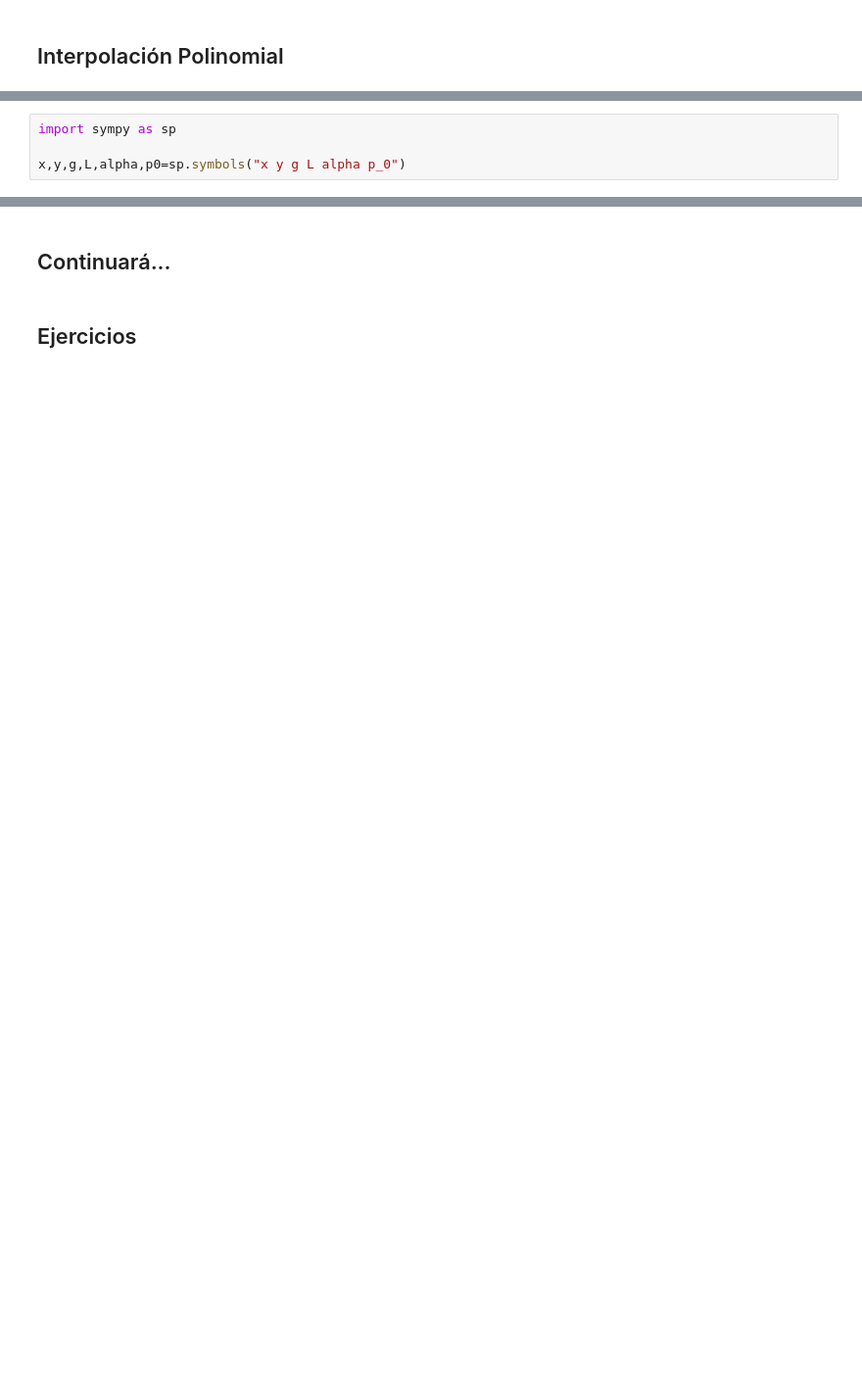
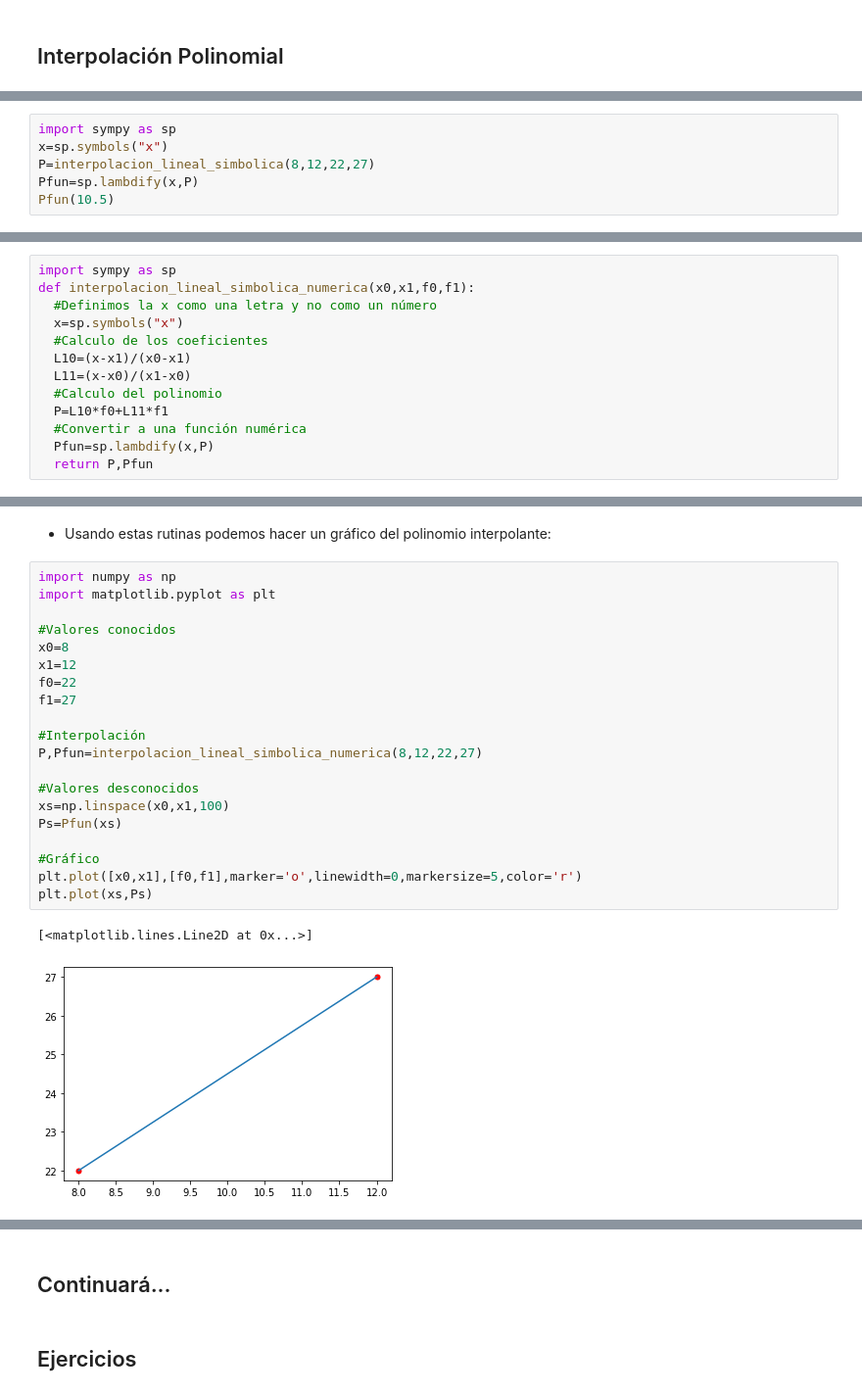
Before and after one commit to JorgeZuluaga/NotasMetodosNumericos, a Jupyter notebook: MN-CuadernoNotas-Interpolacion.ipynb, the cells around one changed output, grey strips where cells are left out. Shown at 98% size. Drawn from its saved outputs; the diff is of its cells as text; blank space fills up the shorter version.

```diff
--- a/MN-CuadernoNotas-Interpolacion.ipynb
+++ b/MN-CuadernoNotas-Interpolacion.ipynb
@@ -189,4 +162,0 @@ pd.read_csv("dataexport_20220328T135211.csv",comment="#")
-# %%
-import sympy as sp
-
-x,y,g,L,alpha,p0=sp.symbols("x y g L alpha p_0")
@@ -502,0 +263,6 @@ metodo_secante_burden(f,0.8,0.9,1e-3,100)
+# %%
+import sympy as sp
+x=sp.symbols("x")
+P=interpolacion_lineal_simbolica(8,12,22,27)
+Pfun=sp.lambdify(x,P)
+Pfun(10.5)
@@ -502,0 +275,13 @@ metodo_secante_burden(f,0.8,0.9,1e-3,100)
+# %%
+import sympy as sp
+def interpolacion_lineal_simbolica_numerica(x0,x1,f0,f1):
+  #Definimos la x como una letra y no como un número
+  x=sp.symbols("x")
+  #Calculo de los coeficientes
+  L10=(x-x1)/(x0-x1)
+  L11=(x-x0)/(x1-x0)
+  #Calculo del polinomio
+  P=L10*f0+L11*f1
+  #Convertir a una función numérica
+  Pfun=sp.lambdify(x,P)
+  return P,Pfun
@@ -502,0 +299,25 @@ metodo_secante_burden(f,0.8,0.9,1e-3,100)
+# %% [markdown]
+- Usando estas rutinas podemos hacer un gráfico del polinomio interpolante:
+# %%
+import numpy as np
+import matplotlib.pyplot as plt
+
+#Valores conocidos
+x0=8
+x1=12
+f0=22
+f1=27
+
+#Interpolación
+P,Pfun=interpolacion_lineal_simbolica_numerica(8,12,22,27)
+
+#Valores desconocidos
+xs=np.linspace(x0,x1,100)
+Ps=Pfun(xs)
+
+#Gráfico
+plt.plot([x0,x1],[f0,f1],marker='o',linewidth=0,markersize=5,color='r')
+plt.plot(xs,Ps)
+# %% [output]
+[<matplotlib.lines.Line2D at 0x...>]
+[figure, added]
```
Also changed, not shown: parts of 95 cells of this notebook, 3 other files.
